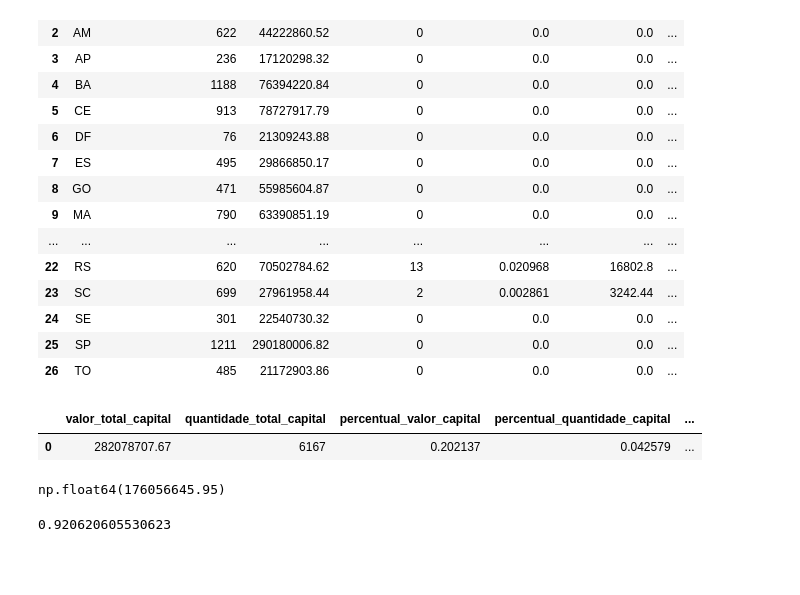
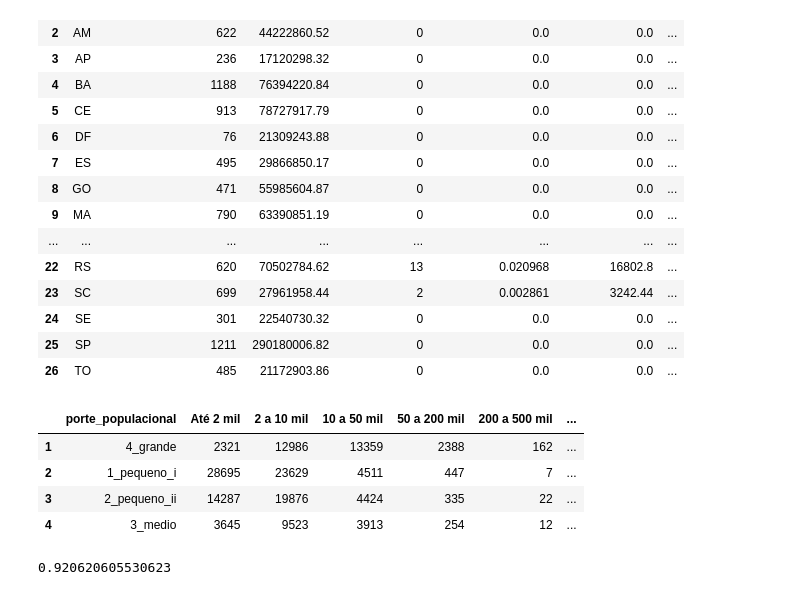
Before and after one commit to SGE-Subsecretaria-de-Gestao-Estrategica/pnab-data-vis, a Jupyter notebook: src/notebooks/gabriel_create_csv.ipynb, the cells around one changed output. Cells and saved outputs as stored; diff of their text form; code cells hidden in the pictures; blank space fills up the shorter version.

```diff
--- a/src/notebooks/gabriel_create_csv.ipynb
+++ b/src/notebooks/gabriel_create_csv.ipynb
@@ -109,15 +109,6 @@ df_capital_agg          = territorial.aggregate_capital_interior_summary(df_cubo
 df_municipality_agg.to_csv(settings.DATA_PATH_SECTION1 / 'aggregate_values_by_municipality.csv')
 df_capital_agg.to_csv(settings.DATA_PATH_SECTION1 / 'aggregate_values_by_capital.csv')
 df_state_agg.to_csv(settings.DATA_PATH_SECTION1 / 'aggregate_values_by_state.csv')
-# %%
-df_capital_agg
-# %% [output]
-|  | valor_total_capital | quantidade_total_capital | percentual_valor_capital | percentual_quantidade_capital | ... |
-| 0 | 282078707.67 | 6167 | 0.202137 | 0.042579 | ... |
-# %%
-df_cubo[df_cubo['flag_'] == 'Rural']['valor_transacao'].sum()
-# %% [output]
-np.float64(176056645.95)
 # %%
 # values_by_population_size
 df_population_size = territorial.aggregate_execution_by_porte_with_estado(df_cubo=df_cubo)
@@ -125,20 +132,26 @@ df_population_size.to_csv(settings.DATA_PATH_SECTION1 / 'values_by_population_si
+# %%
+colunas = [
+    "porte_populacional",
+    "Até 2 mil",
+    "2 a 10 mil",
+    "10 a 50 mil",
+    "50 a 200 mil",
+    "200 a 500 mil",
+    "500 mil a 1 milhão",
+    "1 milhão a 10 milhões",
+    "Acima de 10 milhões",
+]
 # %%
-denominador_urbano_rural = (
-    df_population_size["valor_urbano_por_porte"]
-    + df_population_size["valor_rural_por_porte"]
-)
-
-df_population_size["percentual_valor_urbano_por_porte"] = np.where(
-    denominador_urbano_rural.ne(0),
-    df_population_size["valor_urbano_por_porte"] / denominador_urbano_rural,
-    np.nan
-)
-
-df_population_size["percentual_valor_rural_por_porte"] = np.where(
-    denominador_urbano_rural.ne(0),
-    df_population_size["valor_rural_por_porte"] / denominador_urbano_rural,
-    np.nan
-)
+df_population_size_att = df_population_size[colunas]
+df_population_size_att = df_population_size_att[df_population_size_att['porte_populacional'] != -99]
+# %%
+df_population_size_att
+# %% [output]
+|  | porte_populacional | Até 2 mil | 2 a 10 mil | 10 a 50 mil | 50 a 200 mil | 200 a 500 mil | ... |
+| 1 | 4_grande | 2321 | 12986 | 13359 | 2388 | 162 | ... |
+| 2 | 1_pequeno_i | 28695 | 23629 | 4511 | 447 | 7 | ... |
+| 3 | 2_pequeno_ii | 14287 | 19876 | 4424 | 335 | 22 | ... |
+| 4 | 3_medio | 3645 | 9523 | 3913 | 254 | 12 | ... |
 # %%
 df_population_size.to_csv(settings.DATA_PATH_SECTION1 / 'values_by_population_size.csv')
 # %%
```
Also changed, not shown: parts of 9 cells of this notebook, 6 other files.
